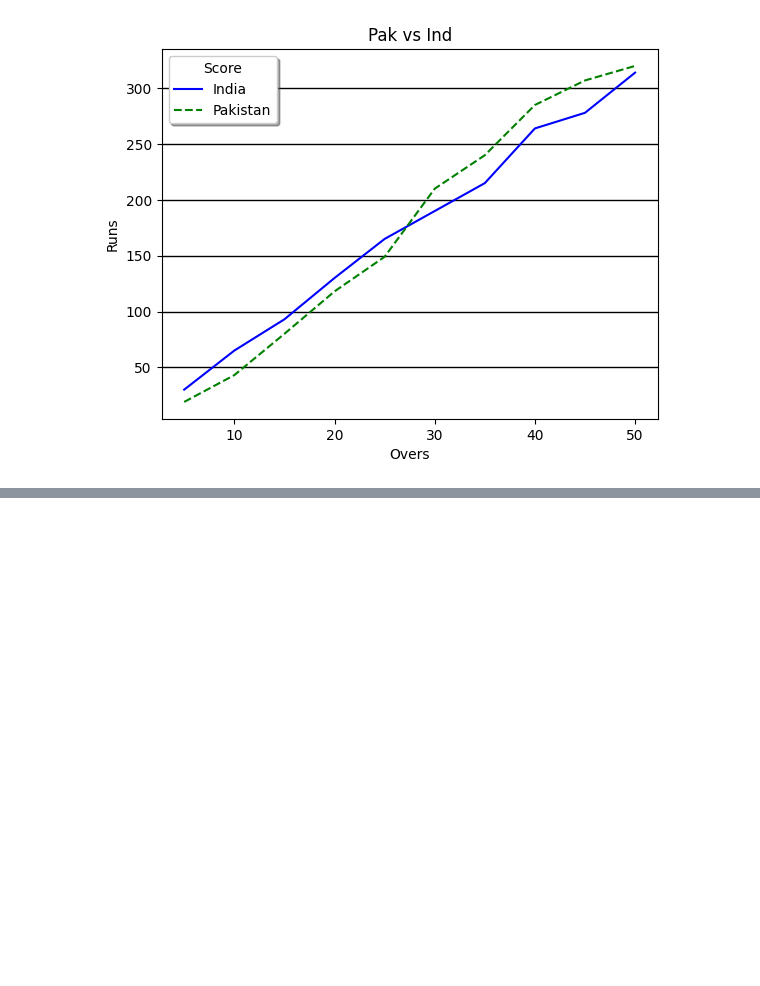
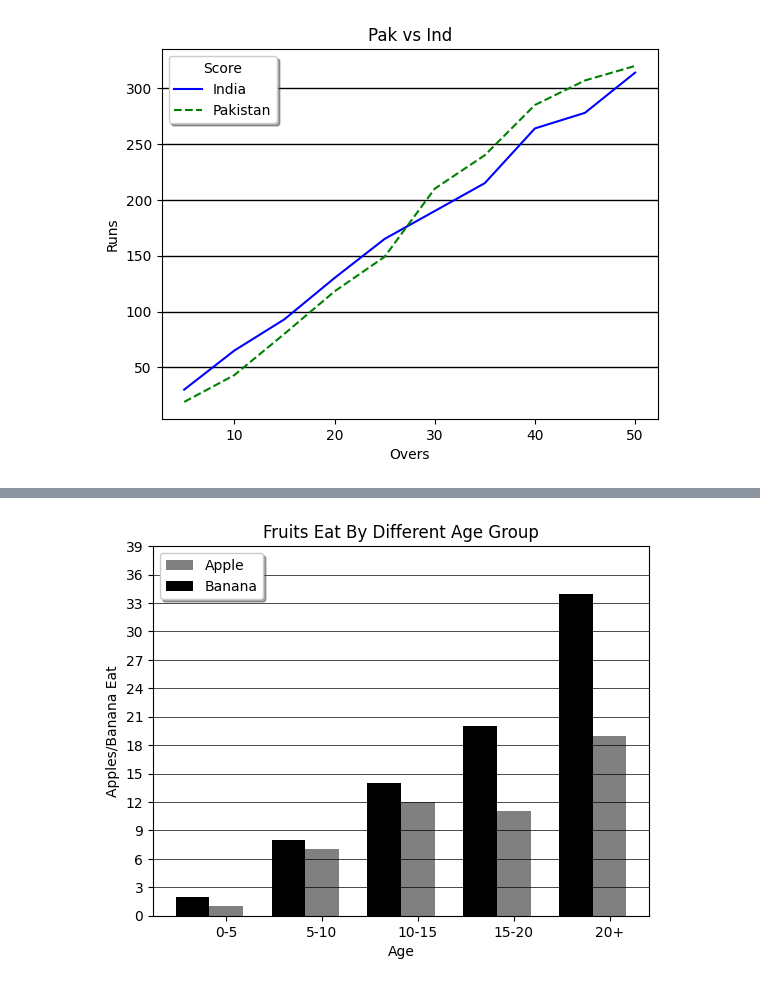
Before and after one commit to Hasnain-Sidd/Data-Science, a Jupyter notebook: Matplotlib.ipynb, the cells around one changed output, grey strips where cells are left out. Cells and saved outputs as stored; diff of their text form; code cells hidden in the pictures; blank space fills up the shorter version.

```diff
--- a/Matplotlib.ipynb
+++ b/Matplotlib.ipynb
@@ -58,0 +88,17 @@ plt.show()
+# %%
+# Number Of Apple And Banana Eat by Different Age Group People
+app=[1,7,12,11,19]
+ban=[2,8,14,20,34]
+group=np.arange(5)
+plt.bar(group,app,color='gray',width=.35)
+plt.bar(group-.35,ban,color='black',width=0.35)
+plt.xticks(group,('0-5','5-10','10-15','15-20','20+'))
+plt.xlabel("Age")
+plt.ylabel("Apples/Banana Eat")
+plt.yticks(np.arange(0,40,3))
+plt.legend(labels=('Apple','Banana'),loc='best',shadow=True)
+plt.grid(color='black',linestyle='solid',linewidth=0.5,axis='y')
+plt.title("Fruits Eat By Different Age Group")
+plt.show()
+# %% [output]
+[figure, added]
```
Also changed, not shown: parts of 3 cells of this notebook.
